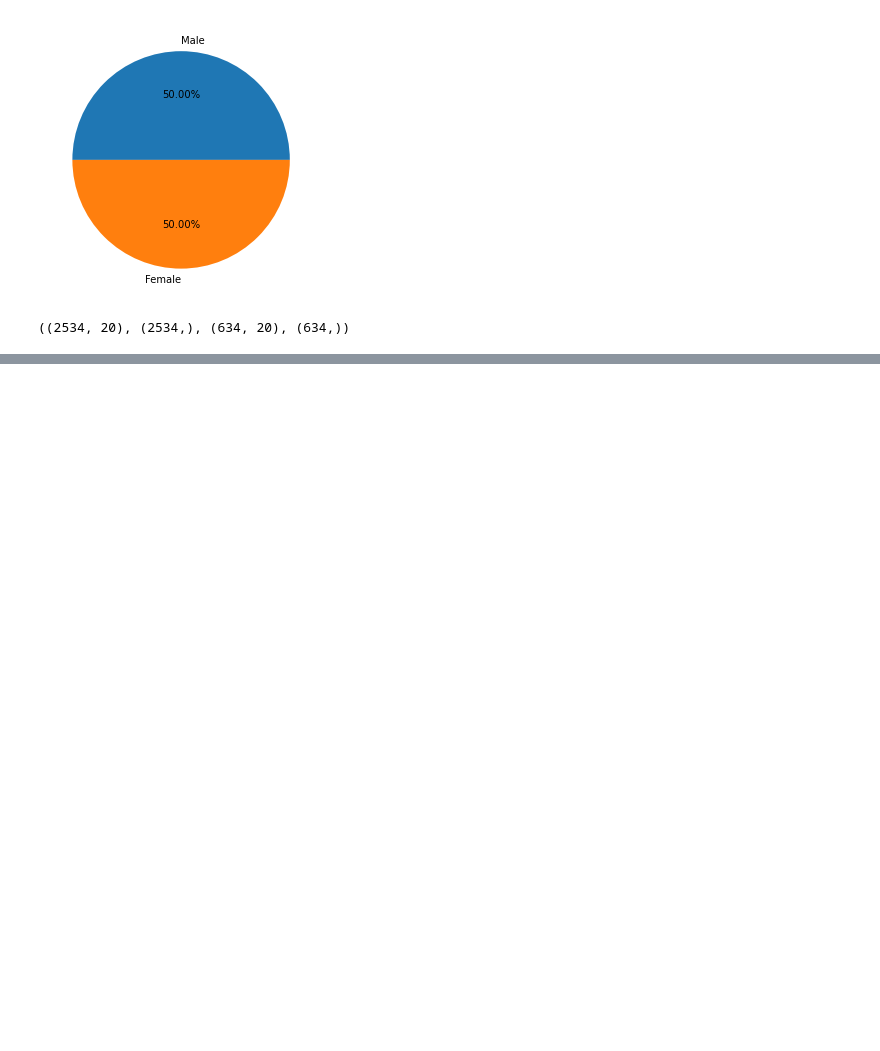
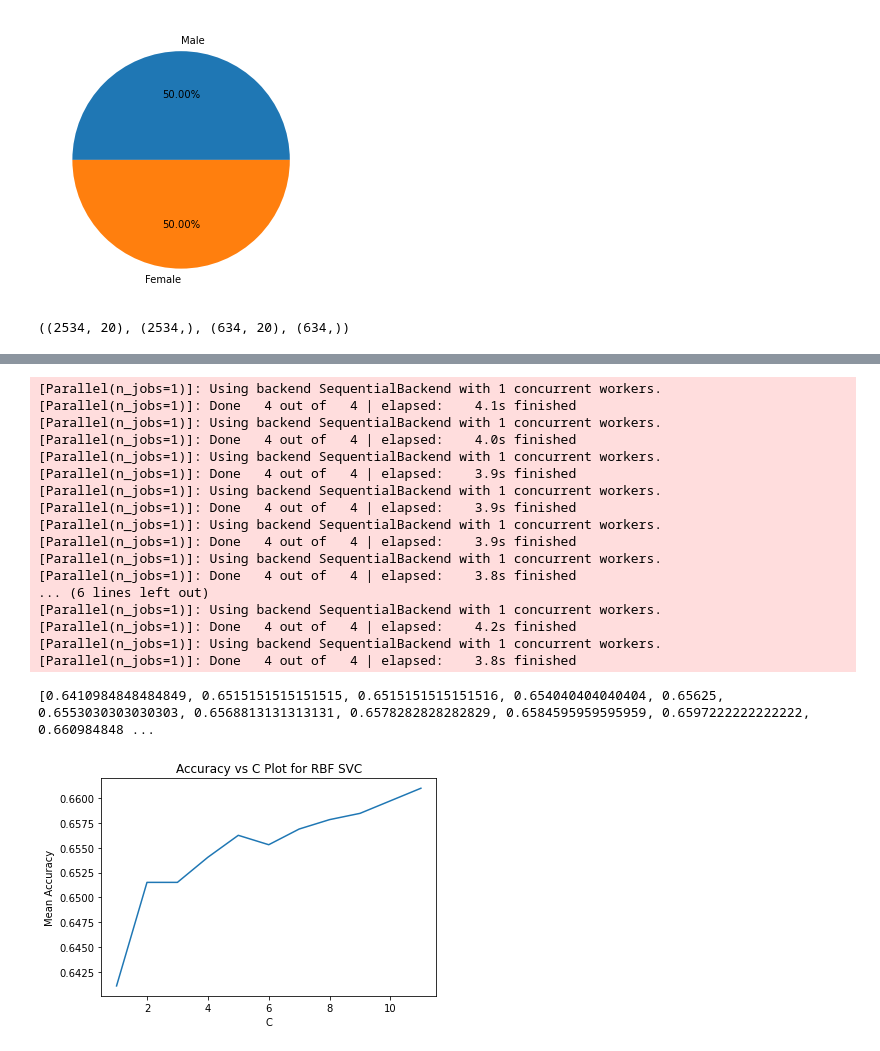
Before and after one commit to imran9891/Data-Science, a Jupyter notebook: SVM Voice Classification Assignment.ipynb, the cells around one changed output, grey strips where cells are left out. Saved outputs shown, nothing was run; the diff lists cells and outputs as text; code cells hidden in the pictures; blank space fills up the shorter version.

```diff
--- a/SVM Voice Classification Assignment.ipynb
+++ b/SVM Voice Classification Assignment.ipynb
@@ -173,6 +205,41 @@ Mean Accuracy from RBF SVC Model:  0.658757936349479
 # %%
 # 9. Using C values in the range of 1-12 apply Cross validation for 4 folds for rbf kernel and generate mean accuracy score.
 # Plot C vs mean accuracy score on a line chart
+C = np.arange(1,12)
+rbf_cv_C = []
+for i in C:
+    cvc = np.mean(cross_val_score(estimator=SVC(C=i,kernel='rbf'),
+                                  X = X,
+                                  y = y,
+                                  scoring='accuracy',
+                                  cv = 4,
+                                  verbose=1))
+    rbf_cv_C.append(cvc)
+print(rbf_cv_C)
+plt.plot(C,rbf_cv_C)
+plt.xlabel("C")
+plt.ylabel("Mean Accuracy")
+plt.title("Accuracy vs C Plot for RBF SVC");
+# %% [output]
+[Parallel(n_jobs=1)]: Using backend SequentialBackend with 1 concurrent workers.
+[Parallel(n_jobs=1)]: Done   4 out of   4 | elapsed:    4.1s finished
+[Parallel(n_jobs=1)]: Using backend SequentialBackend with 1 concurrent workers.
+[Parallel(n_jobs=1)]: Done   4 out of   4 | elapsed:    4.0s finished
+[Parallel(n_jobs=1)]: Using backend SequentialBackend with 1 concurrent workers.
+[Parallel(n_jobs=1)]: Done   4 out of   4 | elapsed:    3.9s finished
+[Parallel(n_jobs=1)]: Using backend SequentialBackend with 1 concurrent workers.
+[Parallel(n_jobs=1)]: Done   4 out of   4 | elapsed:    3.9s finished
+[Parallel(n_jobs=1)]: Using backend SequentialBackend with 1 concurrent workers.
+[Parallel(n_jobs=1)]: Done   4 out of   4 | elapsed:    3.9s finished
+[Parallel(n_jobs=1)]: Using backend SequentialBackend with 1 concurrent workers.
+[Parallel(n_jobs=1)]: Done   4 out of   4 | elapsed:    3.8s finished
+... (6 lines left out)
+[Parallel(n_jobs=1)]: Using backend SequentialBackend with 1 concurrent workers.
+[Parallel(n_jobs=1)]: Done   4 out of   4 | elapsed:    4.2s finished
+[Parallel(n_jobs=1)]: Using backend SequentialBackend with 1 concurrent workers.
+[Parallel(n_jobs=1)]: Done   4 out of   4 | elapsed:    3.8s finished
+[0.6410984848484849, 0.6515151515151515, 0.6515151515151516, 0.654040404040404, 0.65625, 0.6553030303030303, 0.6568813131313131, 0.6578282828282829, 0.6584595959595959, 0.6597222222222222, 0.660984848 ...
+[figure, added]
 # %%
 # 10. Using gamma values in the range given below apply Cross validation for 4 folds for rbf kernel and generate mean
 # accuracy score. Plot gamma vs mean accuracy score on a line chart
```
Also changed, not shown: parts of 10 cells of this notebook.
